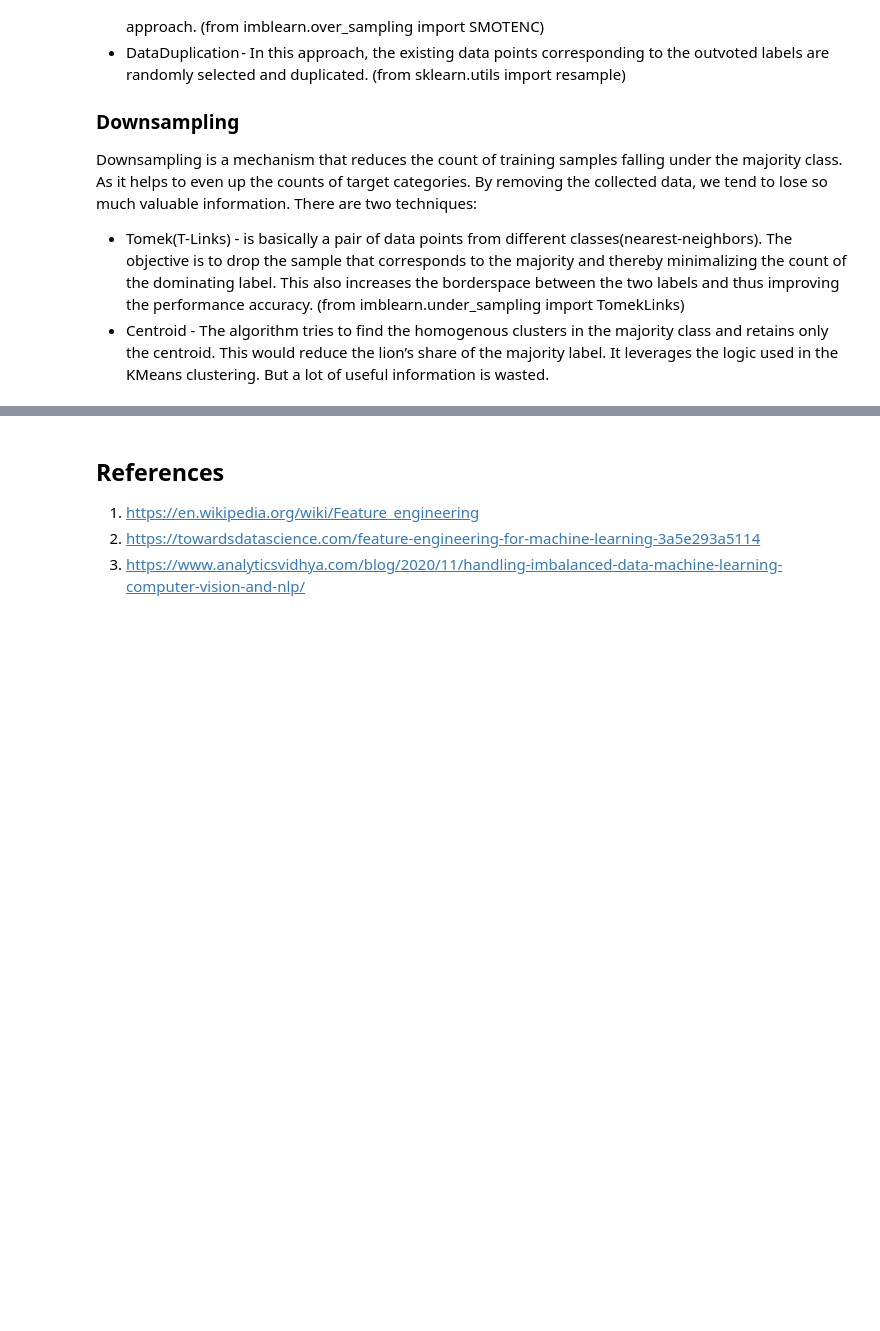
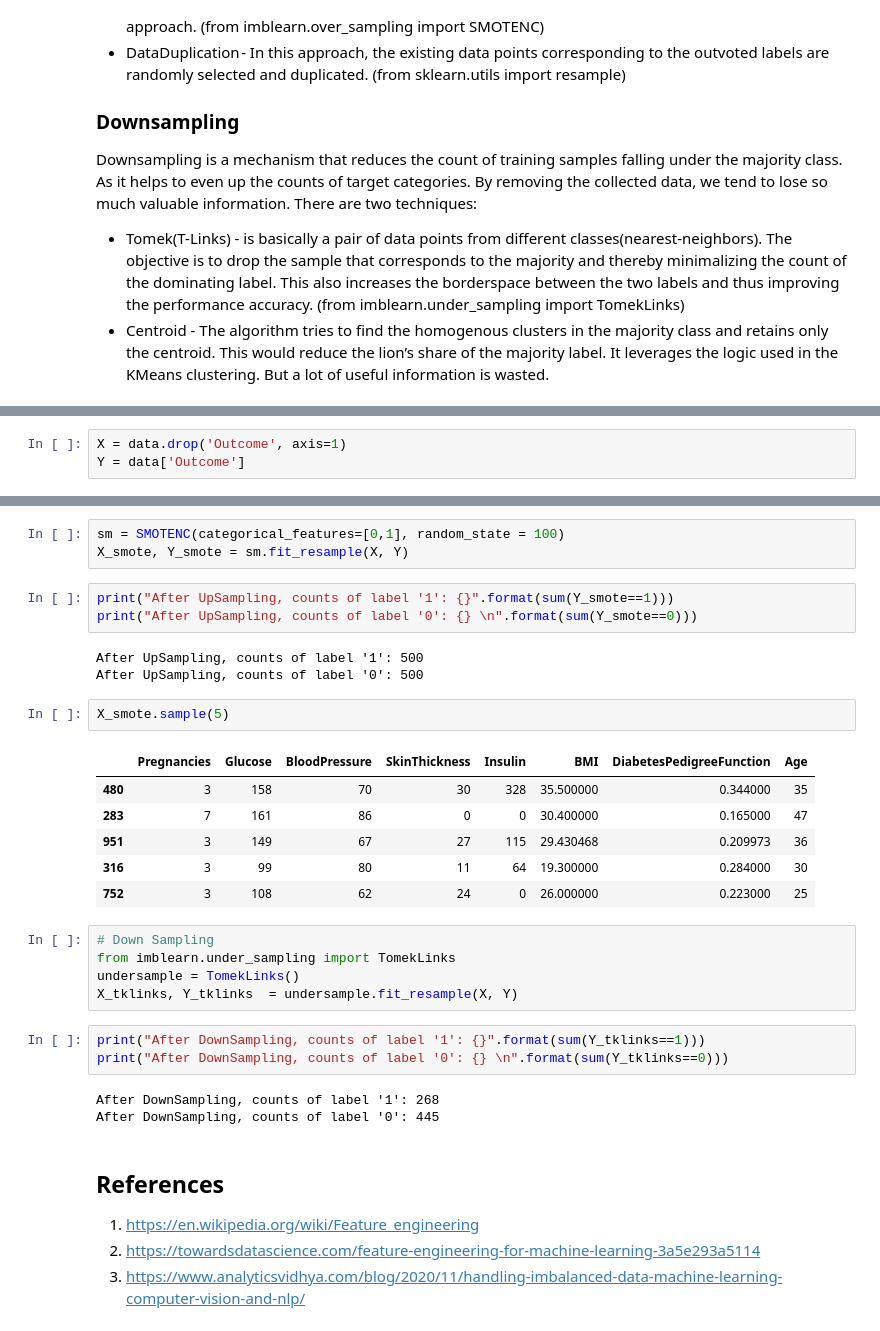
Before and after one commit to saransathy/pycode, a Jupyter notebook: aiml/feature-engineering/intro-feature-engineering.ipynb, the cells around one changed output, grey strips where cells are left out. Drawn from its saved outputs; the diff is of its cells as text; blank space fills up the shorter version.

```diff
--- a/aiml/feature-engineering/intro-feature-engineering.ipynb
+++ b/aiml/feature-engineering/intro-feature-engineering.ipynb
@@ -393,0 +433,3 @@ There are two techniques:
+# %%
+X = data.drop('Outcome', axis=1)
+Y = data['Outcome']
@@ -394,3 +495,32 @@ There are two techniques:
+# %%
+sm = SMOTENC(categorical_features=[0,1], random_state = 100)
+X_smote, Y_smote = sm.fit_resample(X, Y)
+# %%
+print("After UpSampling, counts of label '1': {}".format(sum(Y_smote==1)))
+print("After UpSampling, counts of label '0': {} \n".format(sum(Y_smote==0)))
+# %% [output]
+After UpSampling, counts of label '1': 500
+After UpSampling, counts of label '0': 500
+# %%
+X_smote.sample(5)
+# %% [output]
+|  | Pregnancies | Glucose | BloodPressure | SkinThickness | Insulin | BMI | DiabetesPedigreeFunction | Age |
+| 480 | 3 | 158 | 70 | 30 | 328 | 35.500000 | 0.344000 | 35 |
+| 283 | 7 | 161 | 86 | 0 | 0 | 30.400000 | 0.165000 | 47 |
+| 951 | 3 | 149 | 67 | 27 | 115 | 29.430468 | 0.209973 | 36 |
+| 316 | 3 | 99 | 80 | 11 | 64 | 19.300000 | 0.284000 | 30 |
+| 752 | 3 | 108 | 62 | 24 | 0 | 26.000000 | 0.223000 | 25 |
+# %%
+# Down Sampling
+from imblearn.under_sampling import TomekLinks
+undersample = TomekLinks()
+X_tklinks, Y_tklinks  = undersample.fit_resample(X, Y)
+# %%
+print("After DownSampling, counts of label '1': {}".format(sum(Y_tklinks==1)))
+print("After DownSampling, counts of label '0': {} \n".format(sum(Y_tklinks==0)))
+# %% [output]
+After DownSampling, counts of label '1': 268
+After DownSampling, counts of label '0': 445
 # %% [markdown]
 ## References
 1. [https://en.wikipedia.org/wiki/Feature_engineering](https://en.wikipedia.org/wiki/Feature_engineering)
```
Also changed, not shown: parts of 9 cells of this notebook, 1 other file.
